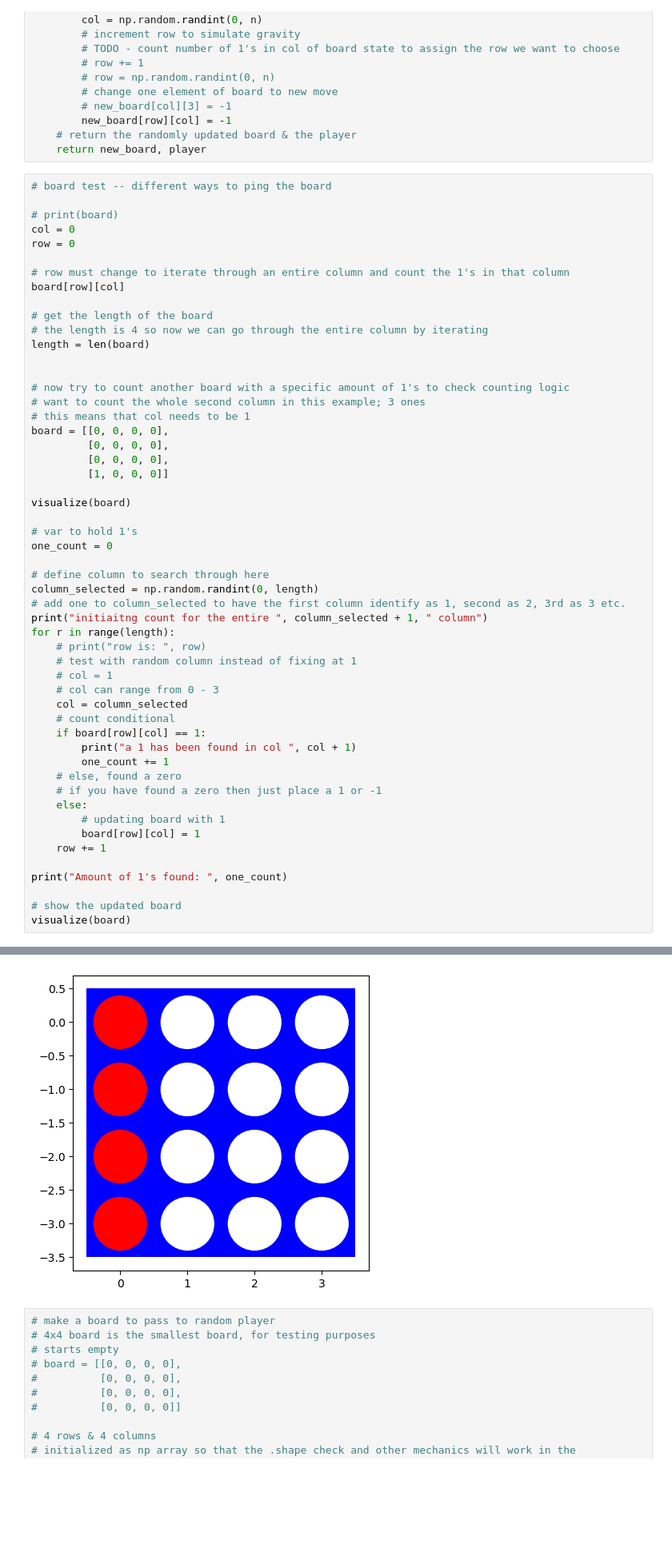
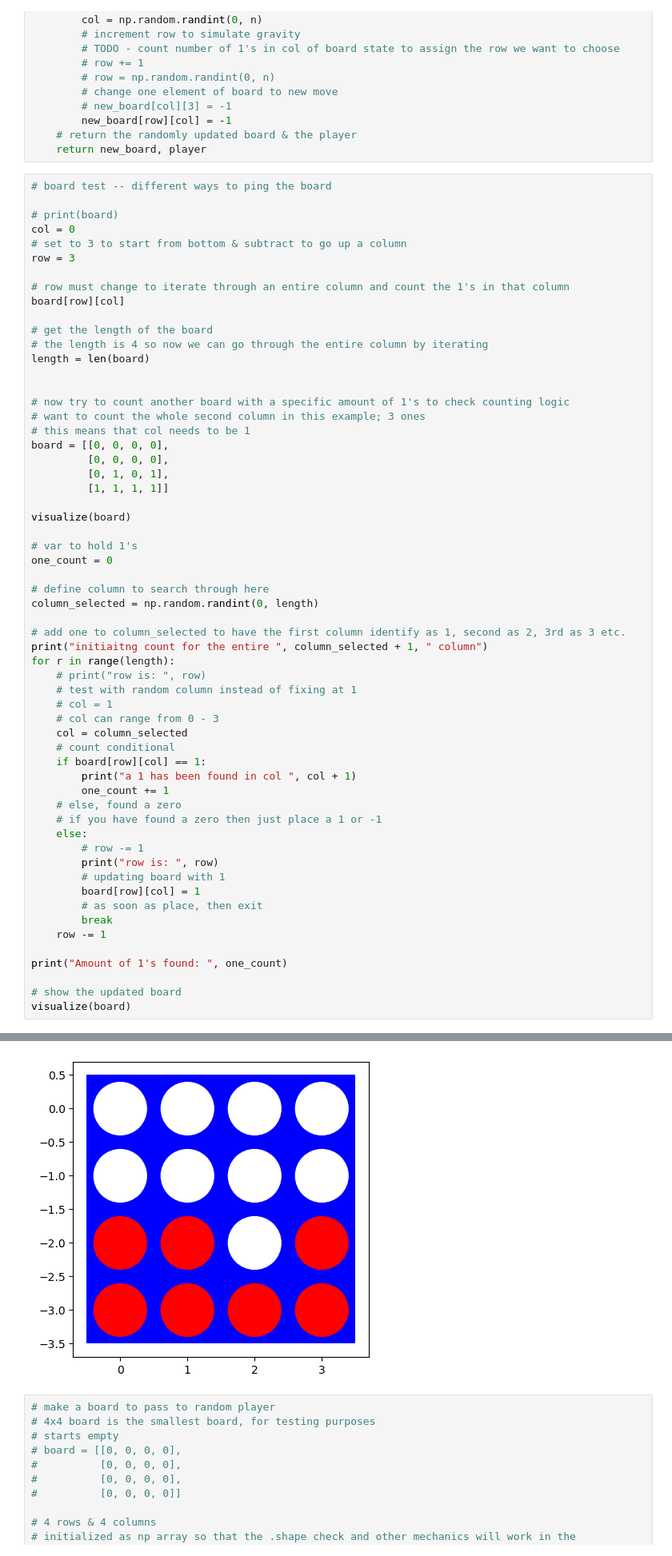
Before and after one commit to MaxDLink/connect-four, a Jupyter notebook: assignment_connect4.ipynb, the cells around one changed output, grey strips where cells are left out. Shown at 80% size. Cells and saved outputs as stored; diff of their text form; blank space fills up the shorter version.

```diff
--- a/assignment_connect4.ipynb
+++ b/assignment_connect4.ipynb
@@ -465,7 +465,8 @@ def random_player(board, player = 1):
 
 # print(board)
 col = 0
-row = 0
+# set to 3 to start from bottom & subtract to go up a column
+row = 3
 
 # row must change to iterate through an entire column and count the 1's in that column
 board[row][col]
@@ -480,8 +481,8 @@ length = len(board)
 # this means that col needs to be 1
 board = [[0, 0, 0, 0],
          [0, 0, 0, 0],
-         [0, 0, 0, 0],
-         [1, 0, 0, 0]]
+         [0, 1, 0, 1],
+         [1, 1, 1, 1]]
 
 visualize(board)
 
@@ -490,6 +491,7 @@ one_count = 0
 
 # define column to search through here
 column_selected = np.random.randint(0, length)
+
 # add one to column_selected to have the first column identify as 1, second as 2, 3rd as 3 etc.
 print("initiaitng count for the entire ", column_selected + 1, " column")
 for r in range(length):
@@ -505,9 +507,13 @@ for r in range(length):
     # else, found a zero
     # if you have found a zero then just place a 1 or -1
     else:
+        # row -= 1
+        print("row is: ", row)
         # updating board with 1
         board[row][col] = 1
-    row += 1
+        # as soon as place, then exit
+        break
+    row -= 1
 
 print("Amount of 1's found: ", one_count)
 
@@ -520,5 +527,5 @@ a 1 has been found in col  1
 Amount of 1's found:  1
-[figure, old version]
+[figure, new version]
 # %%
 # make a board to pass to random player
 # 4x4 board is the smallest board, for testing purposes
```
Also changed, not shown: parts of 1 cell of this notebook.
